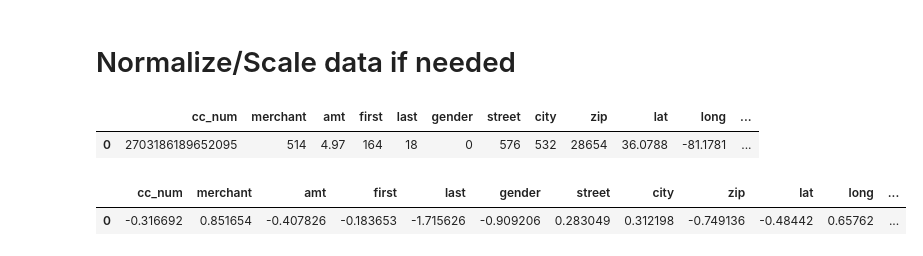
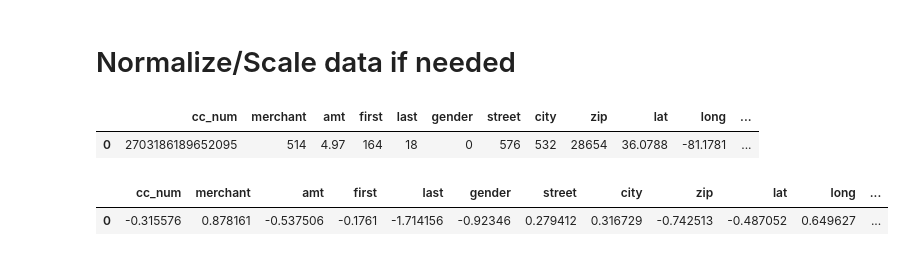
Before and after one commit to yliu160/CS4661_Project, a Jupyter notebook: Data Exploration.ipynb, the cells around one changed output. Drawn from its saved outputs; the diff is of its cells as text; code cells hidden in the pictures.

Commit message:
use X_train_balanced. 'Normalize/Scale data if needed' was using/setting X_train

```diff
--- a/Data Exploration.ipynb
+++ b/Data Exploration.ipynb
@@ -208,22 +208,14 @@ X_train.head(1) # before normalize
 # %%
 # this ran before # Feature Matrix (X) & Target/label Vector (y), but we cannot SMOTE (imbalance handling) non-discrete/continuous values (ie: scaling converts nearly everything into a decimal)
 # so, we now have to apply to: X_train, X_test (opposed to df_train & df_test)
-
-# scaler = StandardScaler()
-# df_train_scaled = scaler.fit_transform(df_train)
-# df_test_scaled = scaler.transform(df_test)
-# # Re-wrap the scaled data into a DataFrame with original column names and indices (scaler transforms into numpy.ndarray (NOT a dataframe))
-# df_train = pd.DataFrame(df_train_scaled, columns=df_train.columns, index=df_train.index)
-# df_test = pd.DataFrame(df_test_scaled, columns=df_test.columns, index=df_test.index)
-
 scaler = StandardScaler()
-X_train_scaled = scaler.fit_transform(X_train)
-X_test_scaled = scaler.transform(X_test)
+X_train_scaled = scaler.fit_transform(X_train_balanced)
+X_test_scaled = scaler.transform(X_test_balanced)
 # Re-wrap the scaled data into a DataFrame with original column names and indices (scaler transforms into numpy.ndarray (NOT a dataframe))
-X_train = pd.DataFrame(X_train_scaled, columns=X_train.columns, index=X_train.index)
-X_test = pd.DataFrame(X_test_scaled, columns=X_test.columns, index=X_test.index)
+X_train_balanced = pd.DataFrame(X_train_scaled, columns=X_train_balanced.columns, index=X_train_balanced.index)
+X_test_balanced = pd.DataFrame(X_test_scaled, columns=X_test_balanced.columns, index=X_test_balanced.index)
 # %%
-X_train.head(1) # after normalize
+X_train_balanced.head(1) # after normalize
 # %% [output]
 |  | cc_num | merchant | amt | first | last | gender | street | city | zip | lat | long | ... |
-| 0 | -0.316692 | 0.851654 | -0.407826 | -0.183653 | -1.715626 | -0.909206 | 0.283049 | 0.312198 | -0.749136 | -0.48442 | 0.65762 | ... |
+| 0 | -0.315576 | 0.878161 | -0.537506 | -0.1761 | -1.714156 | -0.92346 | 0.279412 | 0.316729 | -0.742513 | -0.487052 | 0.649627 | ... |
```
Also changed, not shown: parts of 6 cells of this notebook, 1 other file.
